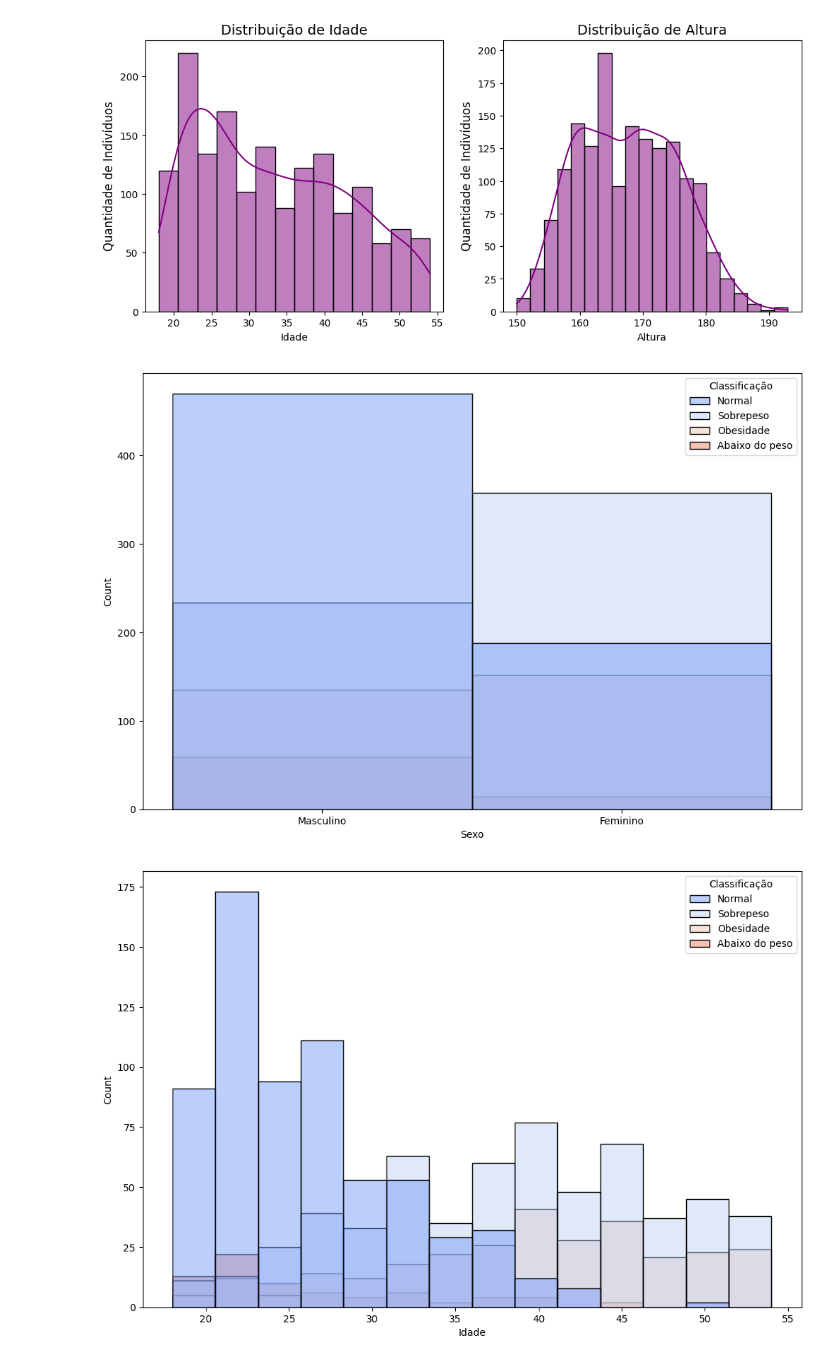
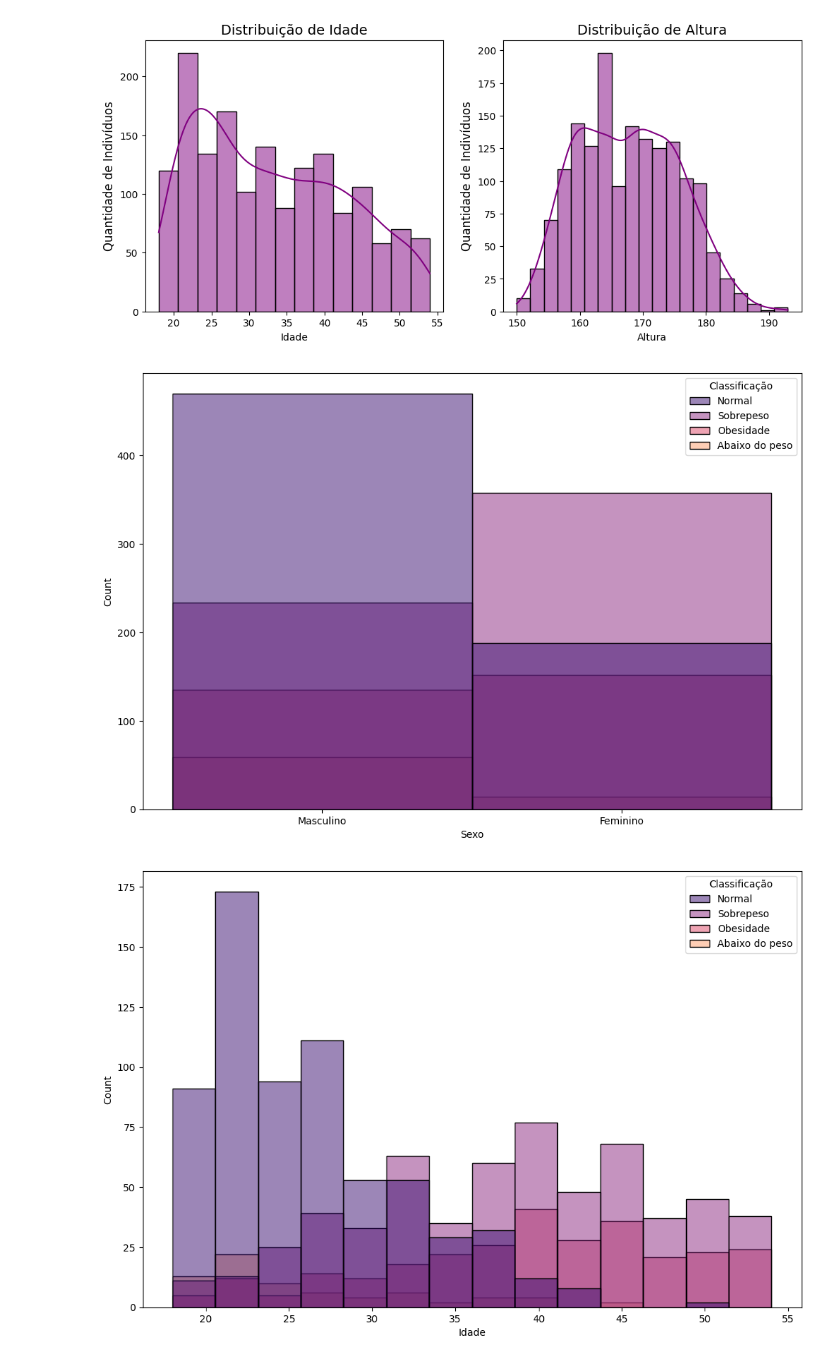
Before and after one commit to Fanykyta/CP05-AnaliseObesidade, a Jupyter notebook: AnaliseObesidade.ipynb, the cells around one changed output. Saved outputs shown, nothing was run; the diff lists cells and outputs as text; code cells hidden in the pictures.

```diff
--- a/AnaliseObesidade.ipynb
+++ b/AnaliseObesidade.ipynb
@@ -269,7 +181,0 @@ df['Exercício Físico'] = df['Exercício Físico'].map(EF_map)
-# %%
-HDT_map = {
-    1: 'Entre 0 e 2 horas',
-    2: 'Entre 3 e 5 horas',
-    3: 'Mais de cinco horas'
-}
-df['Horário Dedicado à Tecnologia'] = df['Horário Dedicado à Tecnologia'].map(HDT_map)
@@ -278,11 +181,0 @@ Tipo de Veiculo
-# %%
-TTU_map = {
-    1: 'Automóvel',
-    2: 'Motocicleta',
-    3: 'Bicicleta',
-    4: 'Transporte público',
-    5: 'Caminhada'
-}
-
-# Replacing numerical values with text descriptions
-df['Tipo de Transporte Utilizado'] = df['Tipo de Transporte Utilizado'].map(TTU_map)
@@ -291,8 +181,0 @@ Classificação
-# %%
-classificacao_map = {
-    1: 'Abaixo do peso',
-    2: 'Normal',
-    3: 'Sobrepeso',
-    4: 'Obesidade',
-}
-df['Classificação'] = df['Classificação'].map(classificacao_map)
@@ -299,4 +269,6 @@ df['Classificação'] = df['Classificação'].map(classificacao_map)
 # %% [markdown]
 # Analises
+# %%
+map_df = pd.DataFrame(mapeamento(df))
 # %%
 plt.figure(figsize=(12, 6))
@@ -323,10 +295,10 @@ plt.title('Distribuição de Altura', fontsize=14)
 Text(0.5, 1.0, 'Distribuição de Altura')
 [figure]
 # %%
-for i in df.iloc[:,:-1].columns:
+for i in map_df.iloc[:,:-1].columns:
     plt.figure(figsize=(12,8))
-    sns.histplot(data = df, x = i , hue = 'Classificação', palette = 'coolwarm')
+    sns.histplot(data = map_df, x = i , hue = 'Classificação', palette = 'magma')
     plt.show()
 # %% [output]
-[figure, old version]
+[figure, new version]
-[figure, old version]
+[figure, new version]
```
Also changed, not shown: parts of 53 cells of this notebook.
